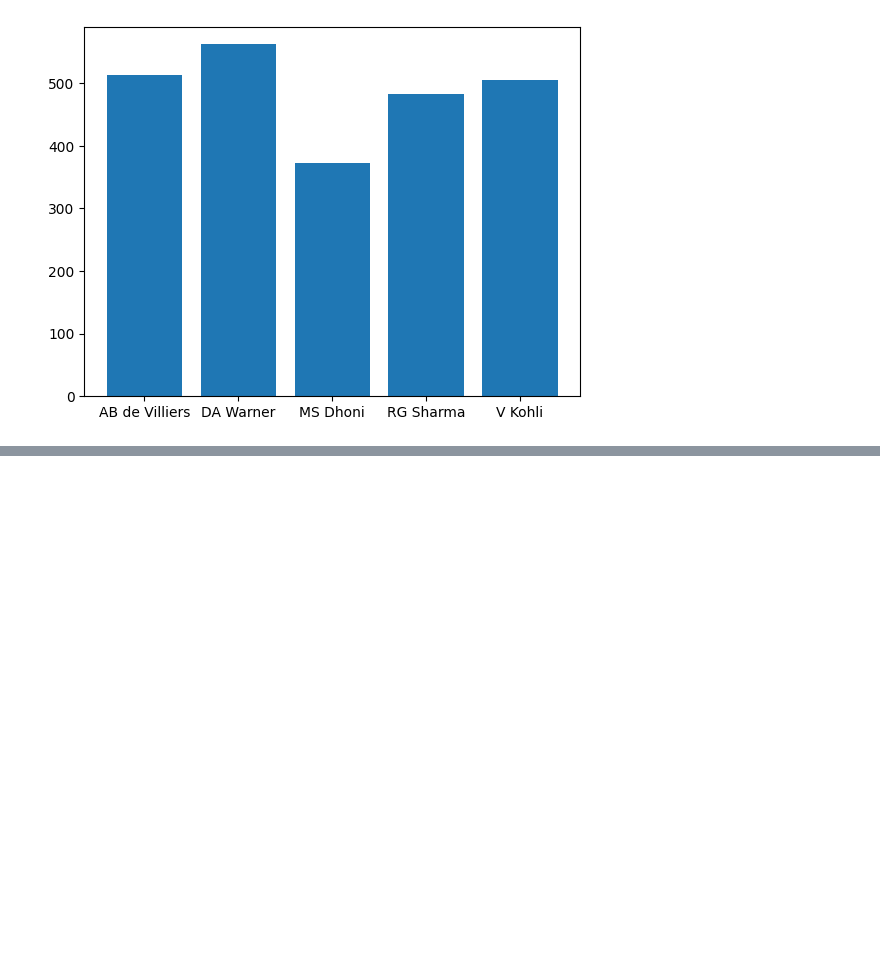
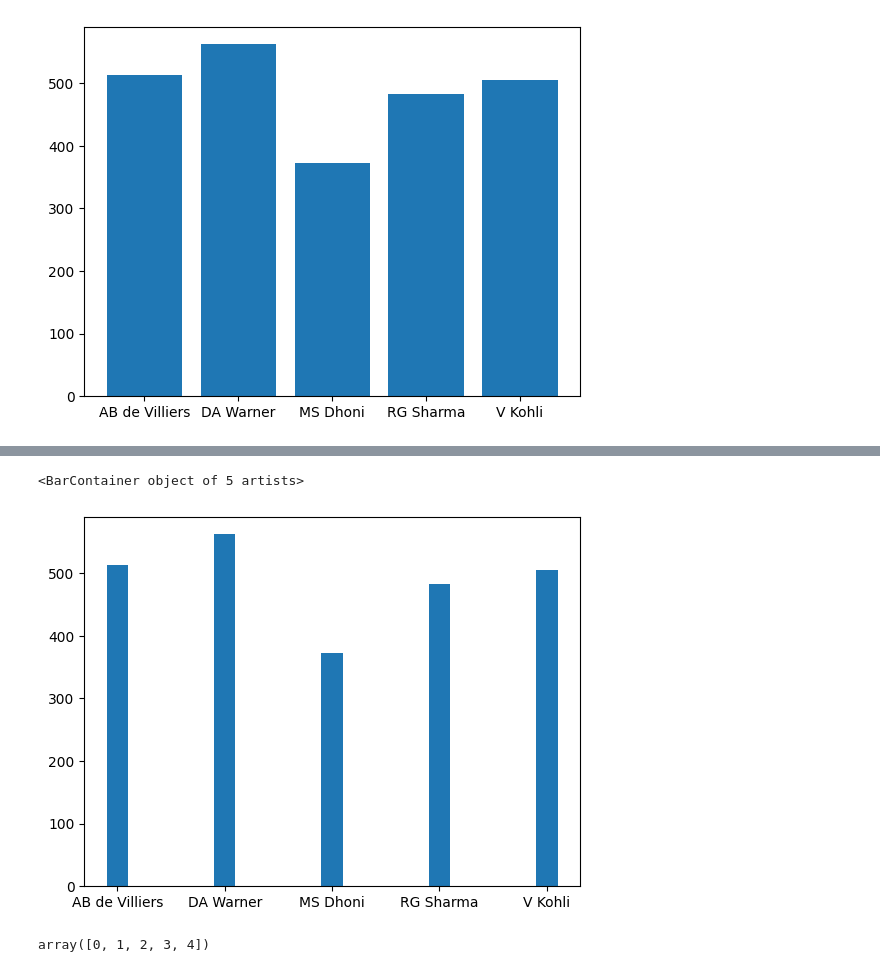
Before and after one commit to ChandanMalakar/MatPLotLib, a Jupyter notebook: Matplotlib.ipynb, the cells around one changed output, grey strips where cells are left out. Cells and saved outputs as stored; diff of their text form; code cells hidden in the pictures; blank space fills up the shorter version.

```diff
--- a/Matplotlib.ipynb
+++ b/Matplotlib.ipynb
@@ -347,0 +354,12 @@ plt.bar(df['batsman'], df['2015'])
+# %%
+# Width of the bars
+plt.bar(df['batsman'], df['2015'], width=0.2)
+# %% [output]
+<BarContainer object of 5 artists>
+[figure, added]
+# %%
+# Replacing X-Axis with a set of numbers
+
+np.arange(df.shape[0])
+# %% [output]
+array([0, 1, 2, 3, 4])
```
Also changed, not shown: parts of 24 cells of this notebook.
